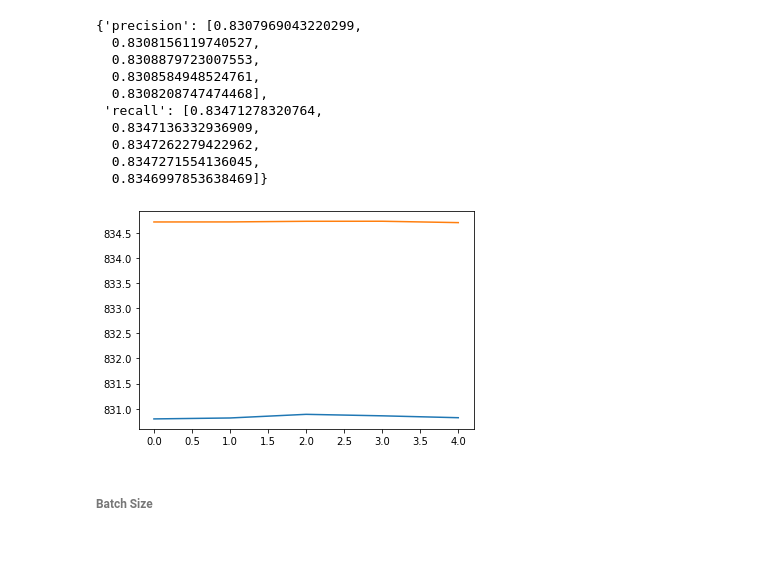
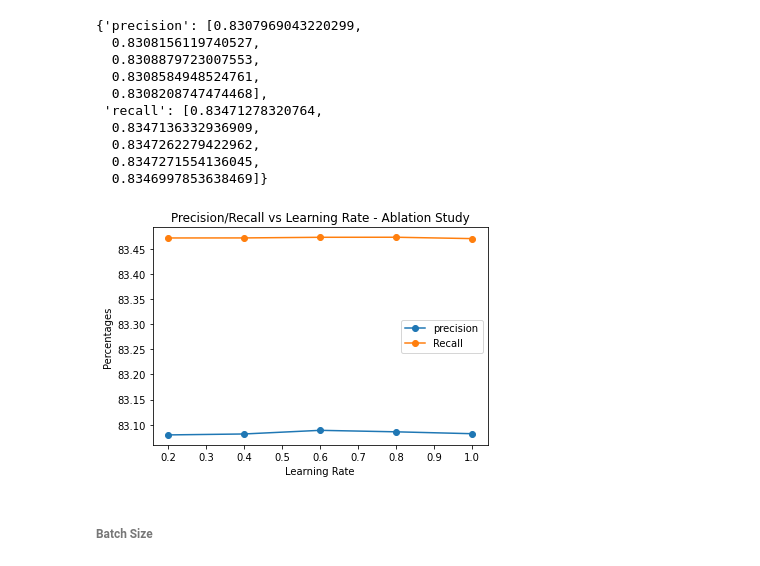
Before and after one commit to aislinblack/CS6120-NLP-Project, a Jupyter notebook: GPT/GPT.ipynb, the cells around one changed output. Drawn from its saved outputs; the diff is of its cells as text; code cells hidden in the pictures.

```diff
--- a/GPT/GPT.ipynb
+++ b/GPT/GPT.ipynb
@@ -1014,13 +958,17 @@ except:
 # Loading learning rate ablation using pickle
 with open('/content/ablation_lr.pkl', 'rb') as fid:
      ablation_lr = pickle.load(fid)
-# %%
-# Visualizing the study
-plt.plot([x for x in range(5)], np.array(ablation_lr['precision']) * 1000)
-plt.plot([x for x in range(5)], np.array(ablation_lr['recall']) * 1000)
-plt.show()
-# %% [output]
-[figure, removed]
+# %%
+# Visualizing the study
+plt.plot([0.2, 0.4, 0.6, 0.8, 1], np.array(ablation_lr['precision']) * 100, marker='o')
+plt.plot([0.2, 0.4, 0.6, 0.8, 1], np.array(ablation_lr['recall']) * 100, marker='o')
+plt.xlabel("Learning Rate")
+plt.ylabel("Percentages")
+plt.title("Precision/Recall vs Learning Rate - Ablation Study")
+plt.legend(['precision', 'Recall'])
+plt.show()
+# %% [output]
+[figure, added]
 # %% [markdown]
 ###### Batch Size
 # %%
```
Also changed, not shown: parts of 25 cells of this notebook.
